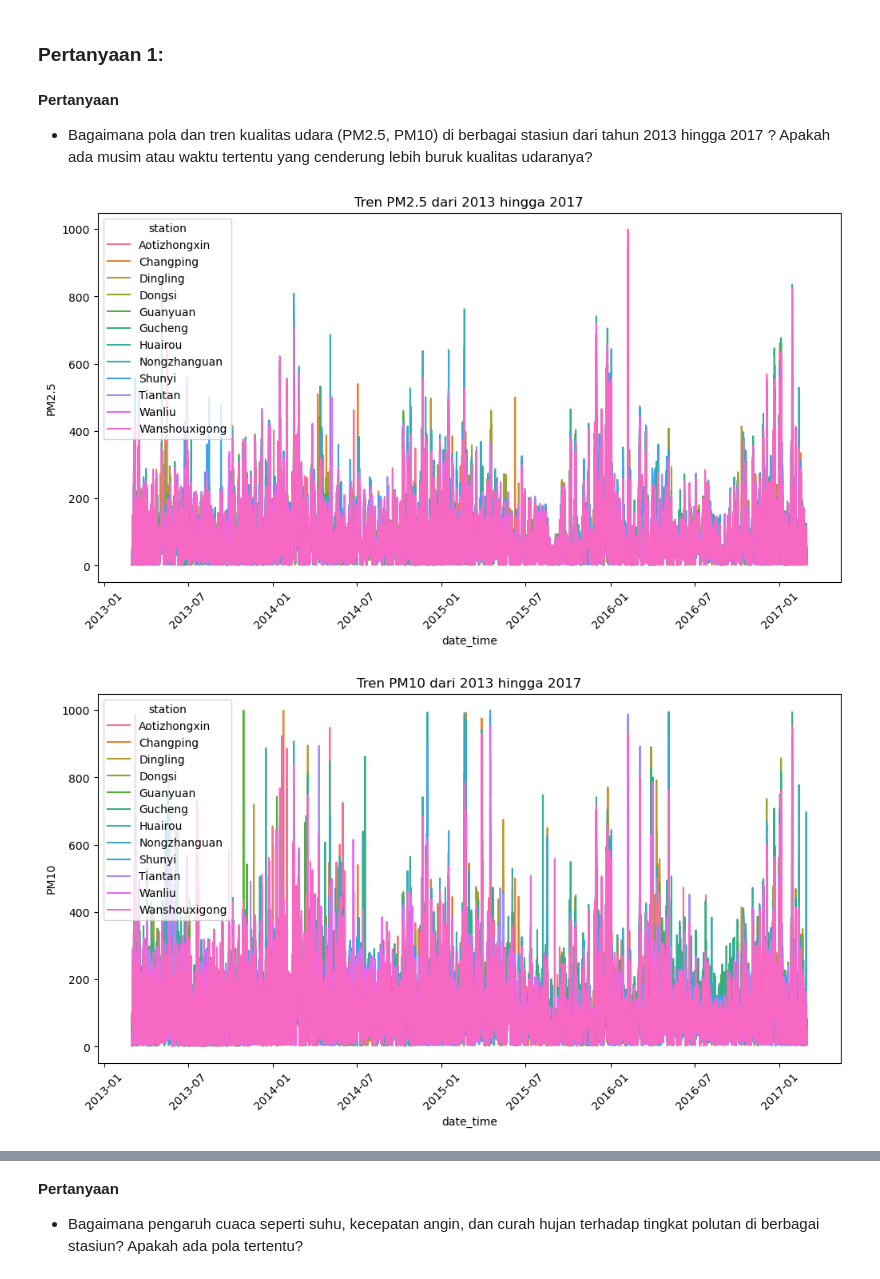
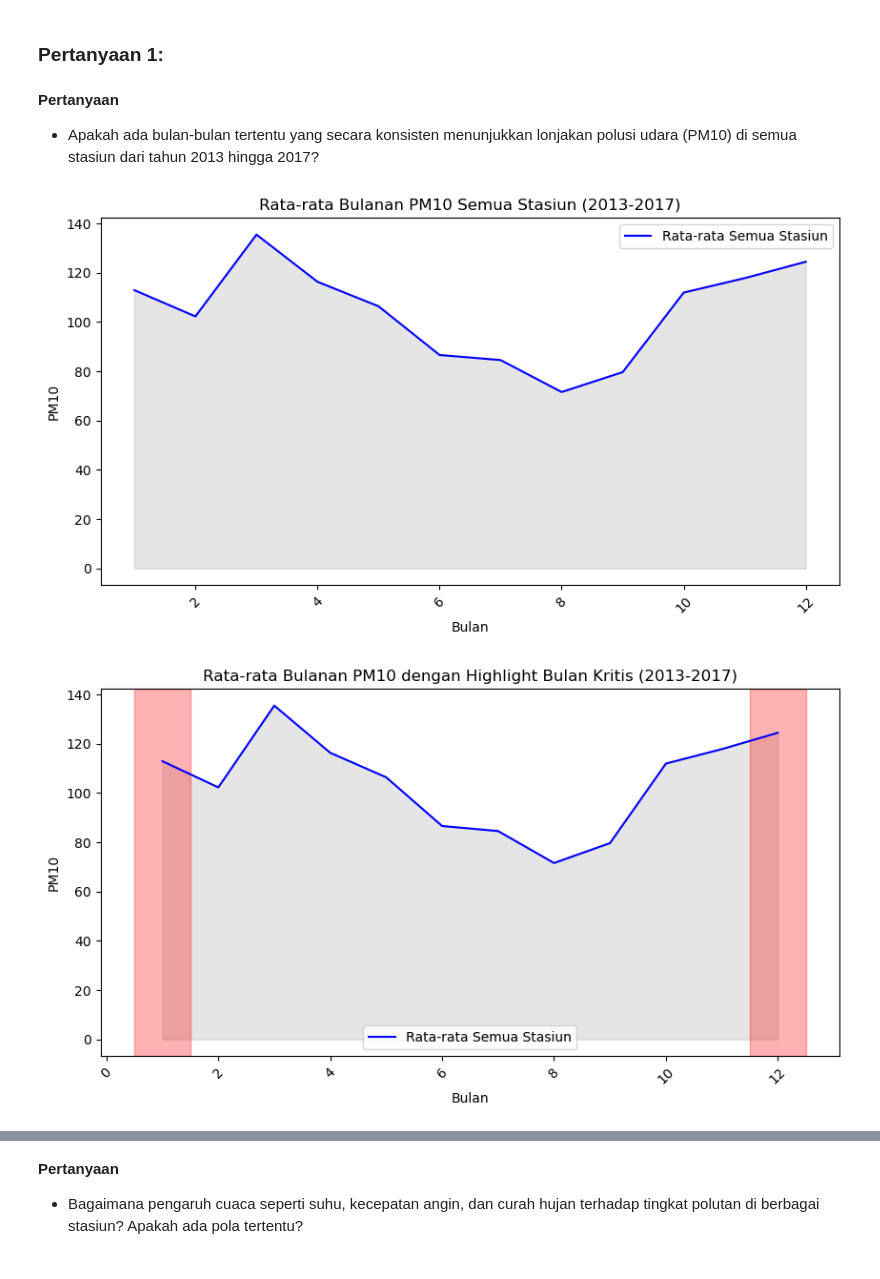
Before and after one commit to sltns22/suhu, a Jupyter notebook: notebook.ipynb, the cells around one changed output, grey strips where cells are left out. Drawn from its saved outputs; the diff is of its cells as text; code cells hidden in the pictures.

```diff
--- a/notebook.ipynb
+++ b/notebook.ipynb
@@ -1433,23 +1702,42 @@ Wanshouxigong  84.527421  111.930504  55.389152  16.974053  55.792422
 ## Visualization & Explanatory Analysis
 # %% [markdown]
 ### Pertanyaan 1:
-# %% [markdown]
-**Pertanyaan**
-- Bagaimana pola dan tren kualitas udara (PM2.5, PM10) di berbagai stasiun dari tahun 2013 hingga 2017 ? Apakah ada musim atau waktu tertentu yang cenderung lebih buruk kualitas udaranya?
-# %%
-# Plotting PM2.5 over time for all stations
-plt.figure(figsize=(12,6))
-sns.lineplot(x='date_time', y='PM2.5', hue='station', data=all_df, errorbar=None)
-plt.title('Tren PM2.5 dari 2013 hingga 2017')
-plt.xticks(rotation=45)
-plt.show()
-
-# Plotting PM10 over time for all stations
-plt.figure(figsize=(12,6))
-sns.lineplot(x='date_time', y='PM10', hue='station', data=all_df, errorbar=None)
-plt.title('Tren PM10 dari 2013 hingga 2017')
-plt.xticks(rotation=45)
-plt.show()
-# %% [output]
-[figure, removed]
-[figure, removed]
+# %% [markdown]
+**Pertanyaan**
+- Apakah ada bulan-bulan tertentu yang secara konsisten menunjukkan lonjakan polusi udara (PM10) di semua stasiun dari tahun 2013 hingga 2017?
+# %%
+# Menghitung rata-rata keseluruhan dari semua stasiun per bulan
+overall_monthly_avg = all_df.groupby('month')[['PM2.5', 'PM10']].mean().reset_index()
+
+# Plot rata-rata keseluruhan PM10 dari semua stasiun
+plt.figure(figsize=(10,5))
+plt.fill_between(overall_monthly_avg['month'], 0, overall_monthly_avg['PM10'], color='gray', alpha=0.2)
+sns.lineplot(data=overall_monthly_avg, x='month', y='PM10', color='blue', label='Rata-rata Semua Stasiun')
+plt.title('Rata-rata Bulanan PM10 Semua Stasiun (2013-2017)')
+plt.xlabel('Bulan')
+plt.ylabel('PM10')
+plt.xticks(rotation=45)
+plt.legend()
+plt.show()
+
+# Highlight bulan kritis dengan lonjakan PM10
+critical_months = [1, 12]  # Contoh bulan dengan kualitas udara buruk
+
+# Plot dengan highlight pada bulan kritis
+plt.figure(figsize=(10,5))
+plt.fill_between(overall_monthly_avg['month'], 0, overall_monthly_avg['PM10'], color='gray', alpha=0.2)
+sns.lineplot(data=overall_monthly_avg, x='month', y='PM10', color='blue', label='Rata-rata Semua Stasiun')
+
+# Highlight bulan kritis dengan warna yang berbeda
+for month in critical_months:
+    plt.axvspan(month-0.5, month+0.5, color='red', alpha=0.3)
+
+plt.title('Rata-rata Bulanan PM10 dengan Highlight Bulan Kritis (2013-2017)')
+plt.xlabel('Bulan')
+plt.ylabel('PM10')
+plt.xticks(rotation=45)
+plt.legend()
+plt.show()
+# %% [output]
+[figure, added]
+[figure, added]
```
Also changed, not shown: parts of 62 cells of this notebook, 2 other files.
